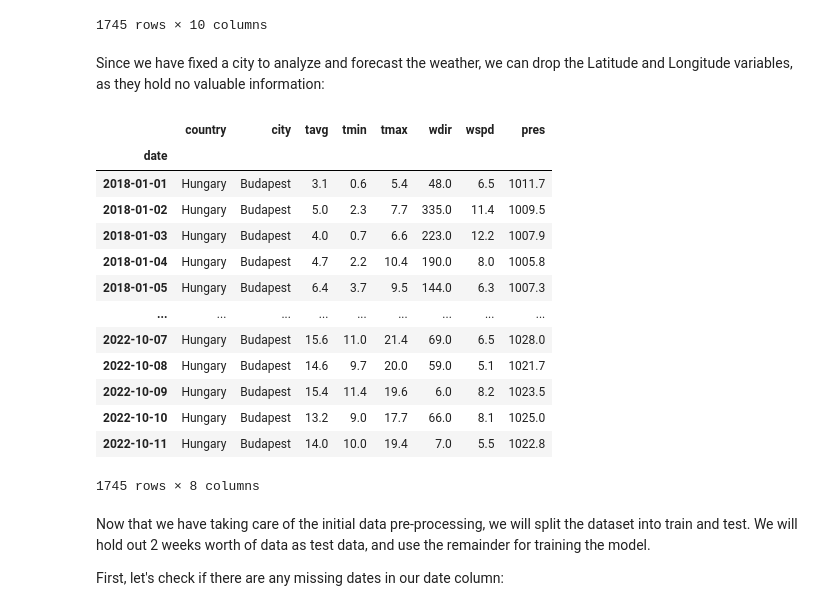
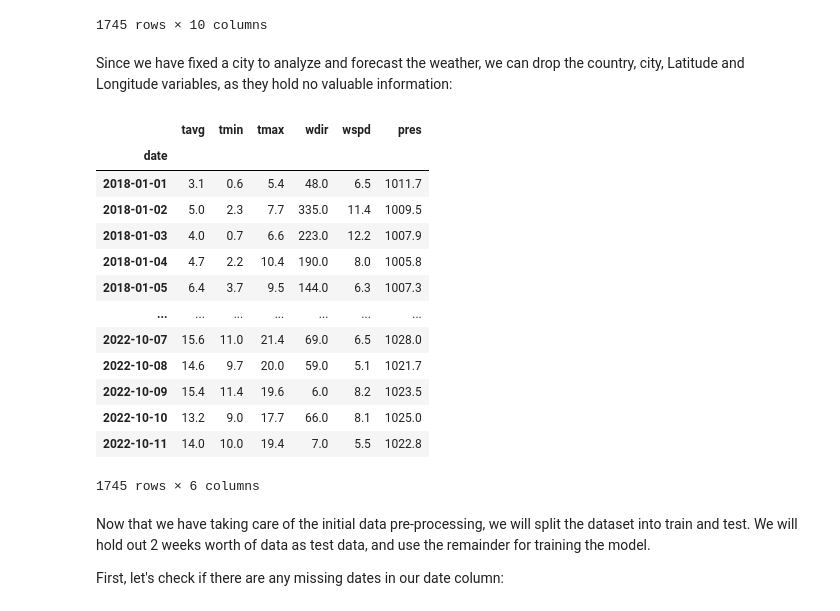
Before and after one commit to GilbertoCunha/Weather-Forecast, a Jupyter notebook: 1-eda.ipynb, the cells around one changed output. Saved outputs shown, nothing was run; the diff lists cells and outputs as text; code cells hidden in the pictures.

```diff
--- a/1-eda.ipynb
+++ b/1-eda.ipynb
@@ -179,25 +181,25 @@ df
 | 2022-10-11 | Hungary | Budapest | 47.497912 | 19.040235 | 14.0 | 10.0 | 19.4 | 7.0 | 5.5 | 1022.8 |
 1745 rows × 10 columns
 # %% [markdown]
-Since we have fixed a city to analyze and forecast the weather, we can drop the Latitude and Longitude variables, as they hold no valuable information:
+Since we have fixed a city to analyze and forecast the weather, we can drop the country, city, Latitude and Longitude variables, as they hold no valuable information:
 # %%
-df = df.drop(columns=["Latitude", "Longitude"])
+df = df.drop(columns=["country", "city", "Latitude", "Longitude"])
 df
 # %% [output]
-|  | country | city | tavg | tmin | tmax | wdir | wspd | pres |
-| date |  |  |  |  |  |  |  |  |
-| 2018-01-01 | Hungary | Budapest | 3.1 | 0.6 | 5.4 | 48.0 | 6.5 | 1011.7 |
-| 2018-01-02 | Hungary | Budapest | 5.0 | 2.3 | 7.7 | 335.0 | 11.4 | 1009.5 |
-| 2018-01-03 | Hungary | Budapest | 4.0 | 0.7 | 6.6 | 223.0 | 12.2 | 1007.9 |
-| 2018-01-04 | Hungary | Budapest | 4.7 | 2.2 | 10.4 | 190.0 | 8.0 | 1005.8 |
-| 2018-01-05 | Hungary | Budapest | 6.4 | 3.7 | 9.5 | 144.0 | 6.3 | 1007.3 |
-| ... | ... | ... | ... | ... | ... | ... | ... | ... |
-| 2022-10-07 | Hungary | Budapest | 15.6 | 11.0 | 21.4 | 69.0 | 6.5 | 1028.0 |
-| 2022-10-08 | Hungary | Budapest | 14.6 | 9.7 | 20.0 | 59.0 | 5.1 | 1021.7 |
-| 2022-10-09 | Hungary | Budapest | 15.4 | 11.4 | 19.6 | 6.0 | 8.2 | 1023.5 |
-| 2022-10-10 | Hungary | Budapest | 13.2 | 9.0 | 17.7 | 66.0 | 8.1 | 1025.0 |
-| 2022-10-11 | Hungary | Budapest | 14.0 | 10.0 | 19.4 | 7.0 | 5.5 | 1022.8 |
+|  | tavg | tmin | tmax | wdir | wspd | pres |
+| date |  |  |  |  |  |  |
+| 2018-01-01 | 3.1 | 0.6 | 5.4 | 48.0 | 6.5 | 1011.7 |
+| 2018-01-02 | 5.0 | 2.3 | 7.7 | 335.0 | 11.4 | 1009.5 |
+| 2018-01-03 | 4.0 | 0.7 | 6.6 | 223.0 | 12.2 | 1007.9 |
+| 2018-01-04 | 4.7 | 2.2 | 10.4 | 190.0 | 8.0 | 1005.8 |
+| 2018-01-05 | 6.4 | 3.7 | 9.5 | 144.0 | 6.3 | 1007.3 |
+| ... | ... | ... | ... | ... | ... | ... |
+| 2022-10-07 | 15.6 | 11.0 | 21.4 | 69.0 | 6.5 | 1028.0 |
+| 2022-10-08 | 14.6 | 9.7 | 20.0 | 59.0 | 5.1 | 1021.7 |
+| 2022-10-09 | 15.4 | 11.4 | 19.6 | 6.0 | 8.2 | 1023.5 |
+| 2022-10-10 | 13.2 | 9.0 | 17.7 | 66.0 | 8.1 | 1025.0 |
+| 2022-10-11 | 14.0 | 10.0 | 19.4 | 7.0 | 5.5 | 1022.8 |
-1745 rows × 8 columns
+1745 rows × 6 columns
 # %% [markdown]
 Now that we have taking care of the initial data pre-processing, we will split the dataset into train and test. We will hold out 2 weeks worth of data as test data, and use the remainder for training the model.
 
```
Also changed, not shown: parts of 13 cells of this notebook, 1 other file.
